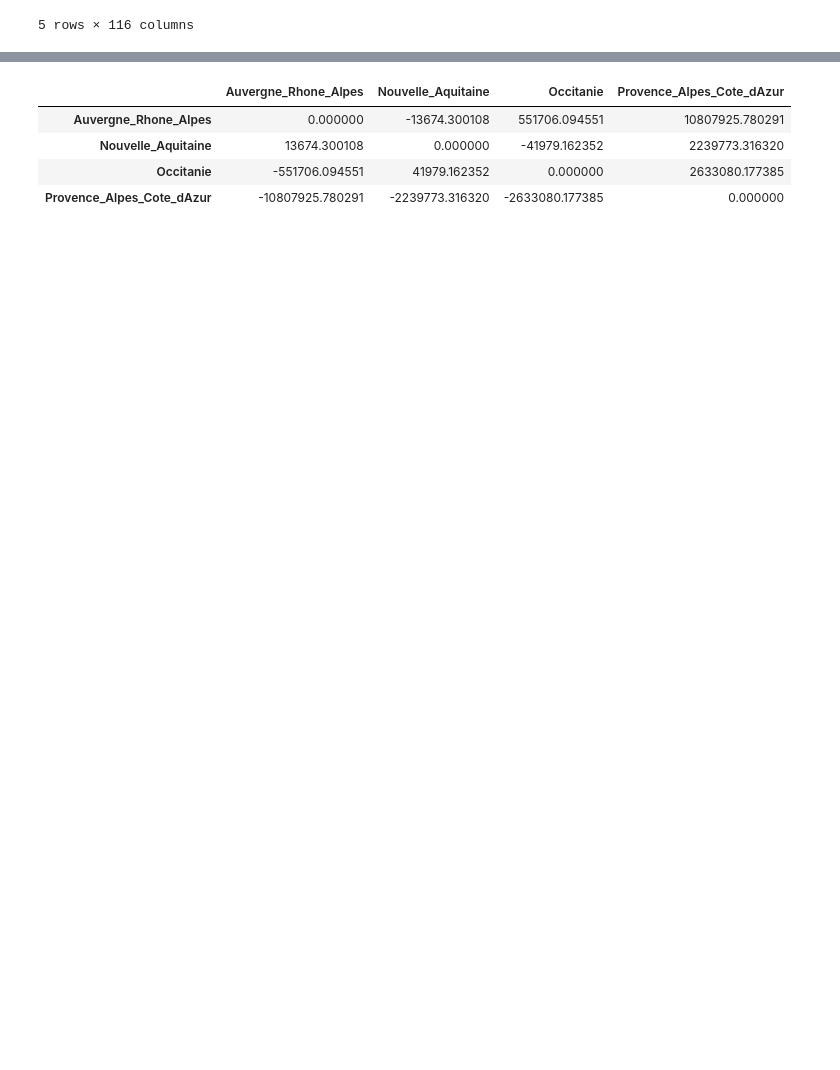
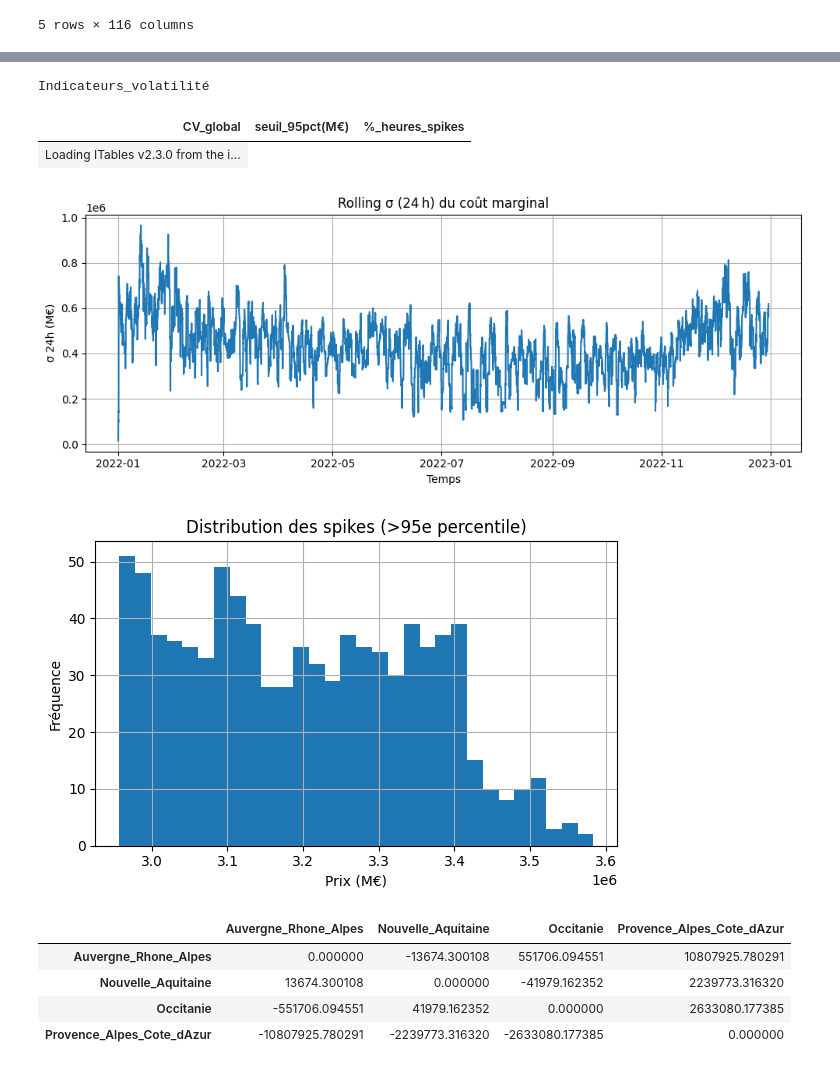
Before and after one commit to tishka04/regional_flex, a Jupyter notebook: check_results.ipynb, the cells around one changed output, grey strips where cells are left out. Saved outputs shown, nothing was run; the diff lists cells and outputs as text; code cells hidden in the pictures; blank space fills up the shorter version.

```diff
--- a/check_results.ipynb
+++ b/check_results.ipynb
@@ -70,3 +209,81 @@ df.head()
+# %%
+import pandas as pd
+import matplotlib.pyplot as plt
+import os
+
+# ------------------------------------------------------------------
+# 1. Charge le DataFrame `df` si présent dans l'environnement
+#    (sinon demande à l'utilisateur d'importer ses données)
+# ------------------------------------------------------------------
+if 'df' not in globals():
+    print("❗️ Le DataFrame `df` n'est pas trouvé. "
+          "Charge-le avant d'exécuter ce notebook (par ex. via pd.read_csv).")
+else:
+    # ------------------------------------------------------------------
+    # 2. Prépare la série de prix : ici on utilise la colonne 'shadow_cost'
+    #    (en M€) à titre d'exemple. Ajuste si tu as une vraie série de prix !
+    # ------------------------------------------------------------------
+    price = df['shadow_cost']  # déjà en M€ selon la figure précédente
+    price.name = 'price_M€'
+
+    # Assure-toi que l'index est de type datetime
+    if not isinstance(df.index, pd.DatetimeIndex):
+        df.index = pd.to_datetime(df.index)
+
+    # ------------------------------------------------------------------
+    # 3. Rolling sigma (24 h glissantes)
+    # ------------------------------------------------------------------
+    rolling_sigma = price.rolling('24H').std().rename('σ_24h_M€')
+
+    # ------------------------------------------------------------------
+    # 4. Coefficient de variation (CV) global
+    # ------------------------------------------------------------------
+    cv_global = price.std() / price.mean()
+
+    # ------------------------------------------------------------------
+    # 5. Spikes : seuil 95 %, % d’heures au‑dessus
+    # ------------------------------------------------------------------
+    threshold_95 = price.quantile(0.95)
+    spikes_pct = (price > threshold_95).mean() * 100  # en %
+
+    # Résumé dans un petit DataFrame
+    summary = pd.DataFrame({
+        'CV_global': [cv_global],
+        'seuil_95pct(M€)': [threshold_95],
+        '%_heures_spikes': [spikes_pct]
+    })
+
+    import ace_tools_open as tools; tools.display_dataframe_to_user("Indicateurs_volatilité", summary)
+
+    # ------------------------------------------------------------------
+    # 6. Figure : rolling σ sur l’année
+    # ------------------------------------------------------------------
+    plt.figure(figsize=(10, 4))
+    plt.plot(rolling_sigma.index, rolling_sigma)
+    plt.xlabel("Temps")
+    plt.ylabel("σ 24h (M€)")
+    plt.title("Rolling σ (24 h) du coût marginal")
+    plt.grid(True)
+    plt.tight_layout()
+    plt.show()
+
+    # ------------------------------------------------------------------
+    # 7. Histogramme des spikes (valeurs > seuil 95 %)
+    # ------------------------------------------------------------------
+    plt.figure(figsize=(6, 4))
+    plt.hist(price[price > threshold_95], bins=30)
+    plt.xlabel("Prix (M€)")
+    plt.ylabel("Fréquence")
+    plt.title("Distribution des spikes (>95e percentile)")
+    plt.grid(True)
+    plt.tight_layout()
+    plt.show()
+# %% [output]
+Indicateurs_volatilité
+| CV_global | seuil_95pct(M€) | %_heures_spikes |
+| Loading ITables v2.3.0 from the i... |
+[figure, added]
+[figure, added]
 # %%
 import numpy as np
 
```
Also changed, not shown: parts of 7 cells of this notebook, 3 other files.
